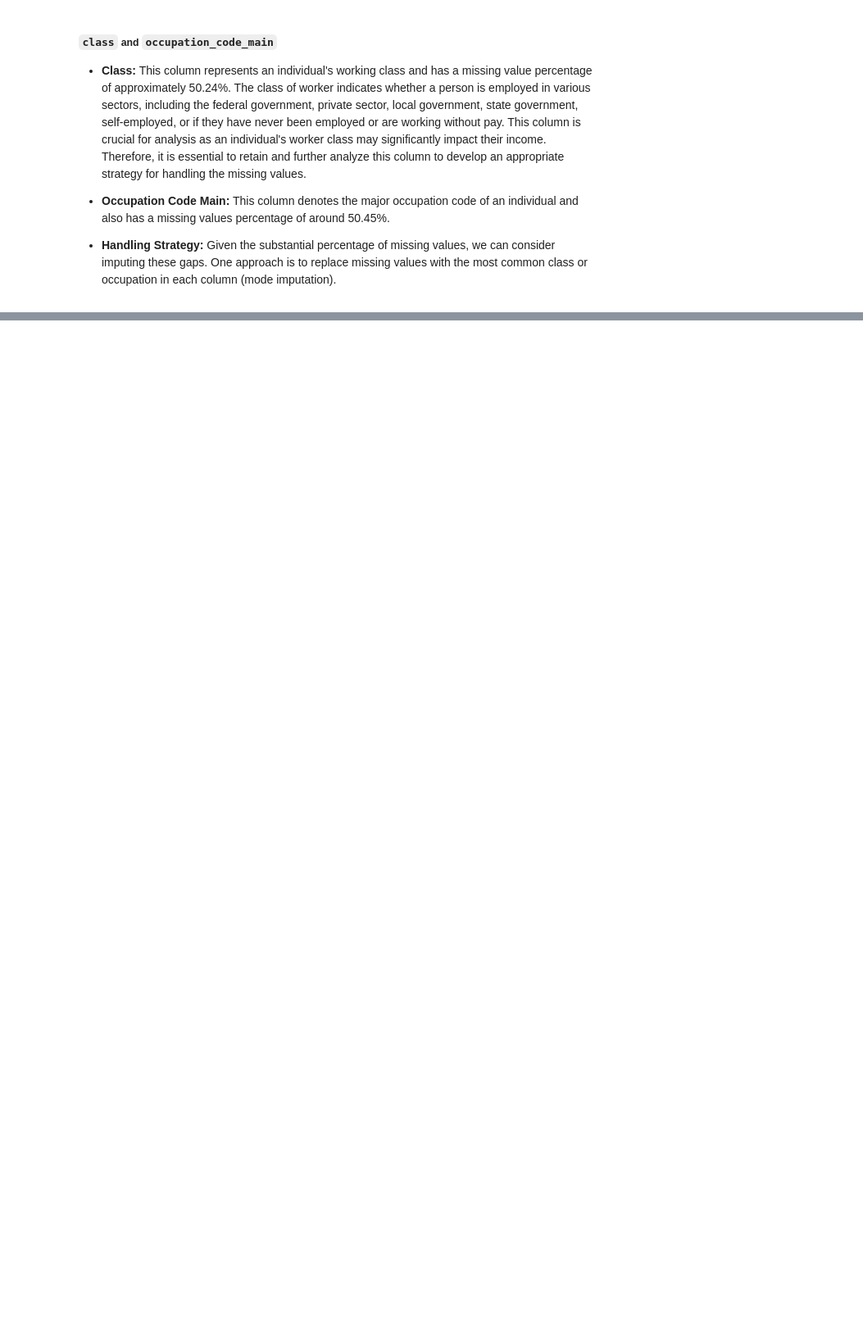
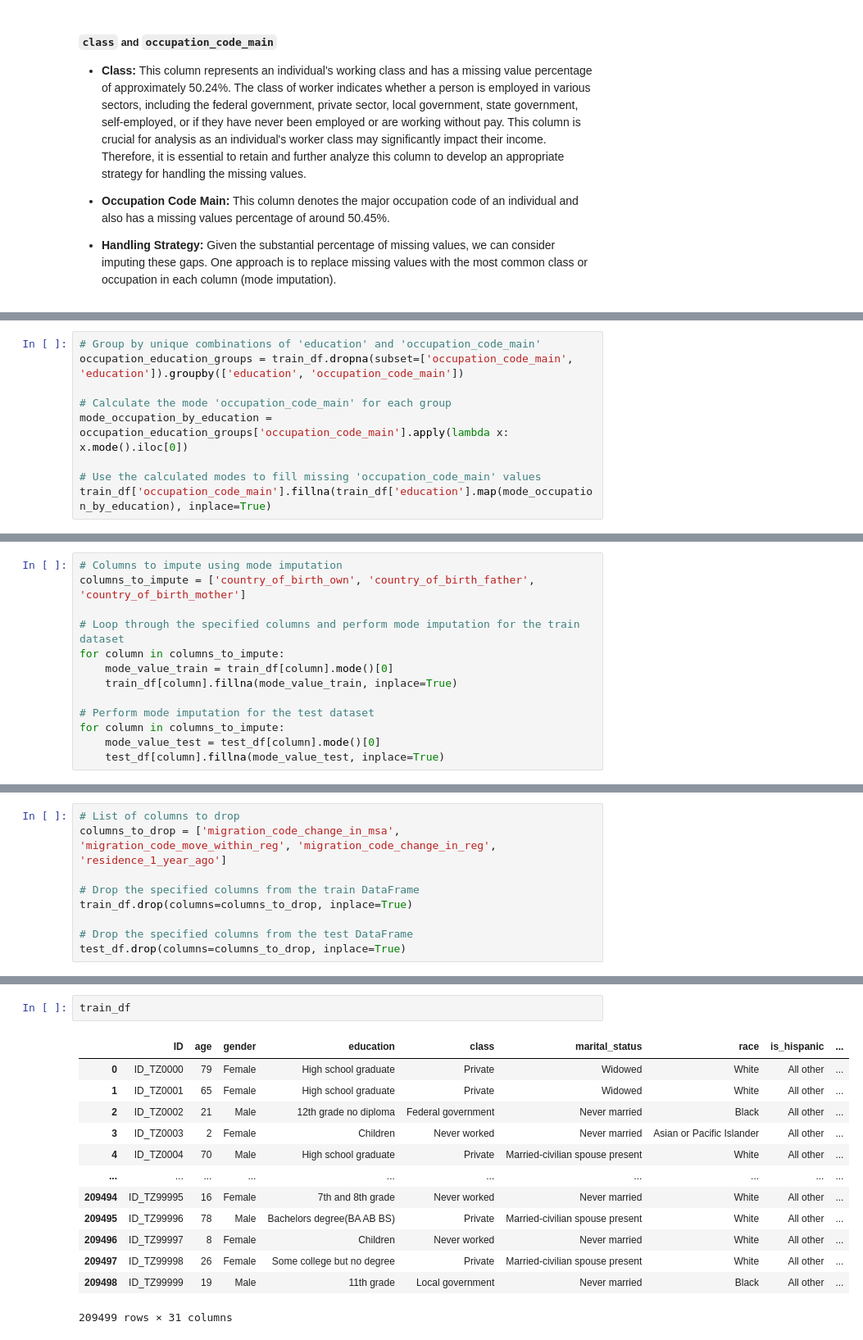
Before and after one commit to rasmodev/Income-Prediction-Challenge-For-Azubian, a Jupyter notebook: Income_Prediction.ipynb, the cells around one changed output, grey strips where cells are left out. Shown: that part at 82% size. Saved outputs shown, nothing was run; the diff lists cells and outputs as text; blank space fills up the shorter version.

```diff
--- a/Income_Prediction.ipynb
+++ b/Income_Prediction.ipynb
@@ -726,0 +769,9 @@ Missing values in 'class' column for Test after imputation: 0
+# %%
+# Group by unique combinations of 'education' and 'occupation_code_main'
+occupation_education_groups = train_df.dropna(subset=['occupation_code_main', 'education']).groupby(['education', 'occupation_code_main'])
+
+# Calculate the mode 'occupation_code_main' for each group
+mode_occupation_by_education = occupation_education_groups['occupation_code_main'].apply(lambda x: x.mode().iloc[0])
+
+# Use the calculated modes to fill missing 'occupation_code_main' values
+train_df['occupation_code_main'].fillna(train_df['education'].map(mode_occupation_by_education), inplace=True)
@@ -726,0 +788,13 @@ Missing values in 'class' column for Test after imputation: 0
+# %%
+# Columns to impute using mode imputation
+columns_to_impute = ['country_of_birth_own', 'country_of_birth_father', 'country_of_birth_mother']
+
+# Loop through the specified columns and perform mode imputation for the train dataset
+for column in columns_to_impute:
+    mode_value_train = train_df[column].mode()[0]
+    train_df[column].fillna(mode_value_train, inplace=True)
+
+# Perform mode imputation for the test dataset
+for column in columns_to_impute:
+    mode_value_test = test_df[column].mode()[0]
+    test_df[column].fillna(mode_value_test, inplace=True)
@@ -726,0 +833,9 @@ Missing values in 'class' column for Test after imputation: 0
+# %%
+# List of columns to drop
+columns_to_drop = ['migration_code_change_in_msa', 'migration_code_move_within_reg', 'migration_code_change_in_reg', 'residence_1_year_ago']
+
+# Drop the specified columns from the train DataFrame
+train_df.drop(columns=columns_to_drop, inplace=True)
+
+# Drop the specified columns from the test DataFrame
+test_df.drop(columns=columns_to_drop, inplace=True)
@@ -726,0 +850,16 @@ Missing values in 'class' column for Test after imputation: 0
+# %%
+train_df
+# %% [output]
+|  | ID | age | gender | education | class | marital_status | race | is_hispanic | ... |
+| 0 | ID_TZ0000 | 79 | Female | High school graduate | Private | Widowed | White | All other | ... |
+| 1 | ID_TZ0001 | 65 | Female | High school graduate | Private | Widowed | White | All other | ... |
+| 2 | ID_TZ0002 | 21 | Male | 12th grade no diploma | Federal government | Never married | Black | All other | ... |
+| 3 | ID_TZ0003 | 2 | Female | Children | Never worked | Never married | Asian or Pacific Islander | All other | ... |
+| 4 | ID_TZ0004 | 70 | Male | High school graduate | Private | Married-civilian spouse present | White | All other | ... |
+| ... | ... | ... | ... | ... | ... | ... | ... | ... | ... |
+| 209494 | ID_TZ99995 | 16 | Female | 7th and 8th grade | Never worked | Never married | White | All other | ... |
+| 209495 | ID_TZ99996 | 78 | Male | Bachelors degree(BA AB BS) | Private | Married-civilian spouse present | White | All other | ... |
+| 209496 | ID_TZ99997 | 8 | Female | Children | Never worked | Never married | White | All other | ... |
+| 209497 | ID_TZ99998 | 26 | Female | Some college but no degree | Private | Married-civilian spouse present | White | All other | ... |
+| 209498 | ID_TZ99999 | 19 | Male | 11th grade | Local government | Never married | Black | All other | ... |
+209499 rows × 31 columns
```
Also changed, not shown: parts of 42 cells of this notebook.
